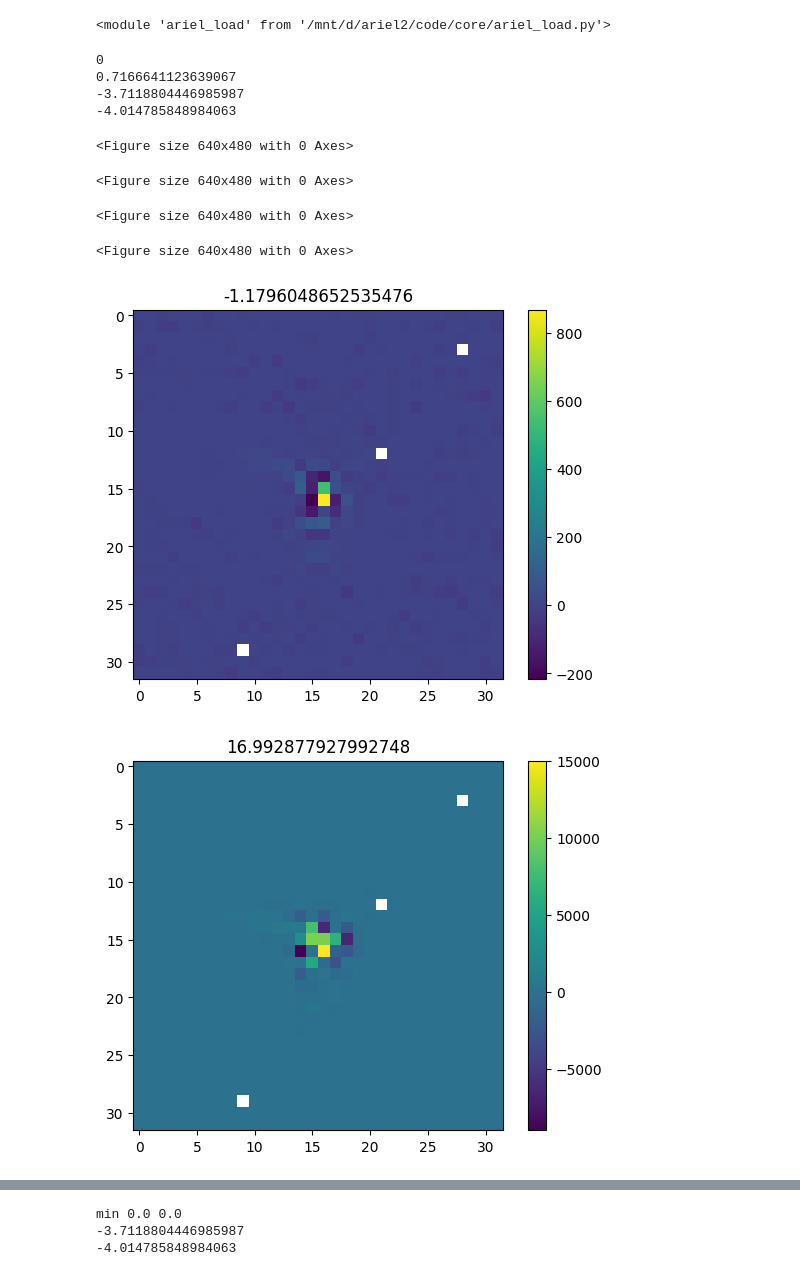
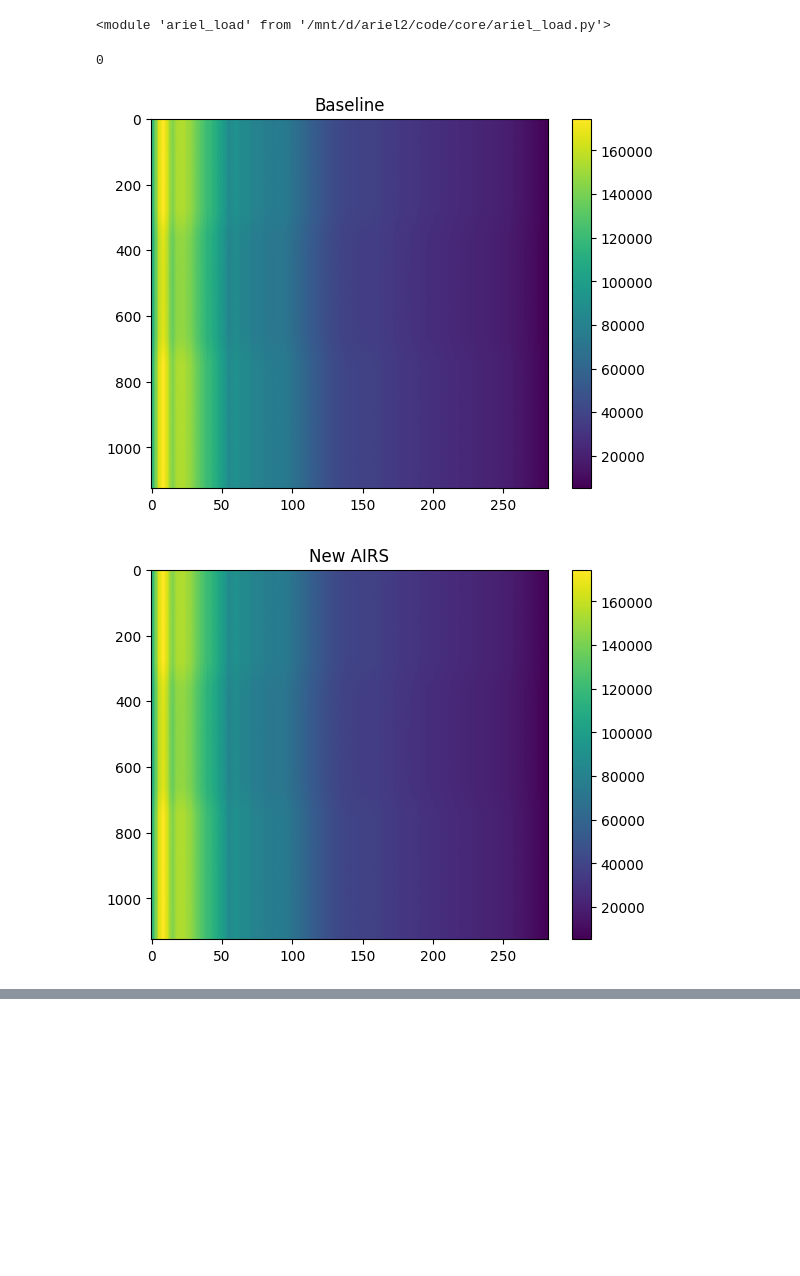
Before and after one commit to jcottaar/ariel2, a Jupyter notebook: analysis/prep/check_new_prep_in_loader.ipynb, the cells around one changed output, grey strips where cells are left out. Saved outputs shown, nothing was run; the diff lists cells and outputs as text; code cells hidden in the pictures; blank space fills up the shorter version.

```diff
--- a/analysis/prep/check_new_prep_in_loader.ipynb
+++ b/analysis/prep/check_new_prep_in_loader.ipynb
@@ -26,6 +27,7 @@ train_data = kgs.load_all_train_data()
 kgs.debugging_mode = 2
 # %%
 importlib.reload(ariel_load)
+importlib.reload(ariel_load_AIRS)
 loader_list = []
 names = []
 
@@ -34,7 +36,7 @@ kgs.sanity_checks_active = False
 hole_poke = False
 
 loaders = ariel_load.default_loaders()
-loaders[0].cache_steps = [4]
+loaders[0].cache_steps = []
 loader_list.append(copy.deepcopy(loaders))
 names.append('Baseline')
 
@@ -63,8 +65,24 @@ if hole_poke:
 # loader_list.append(copy.deepcopy(loaders))
 # names.append('FGS sum')
 
+# loaders[1].apply_wavelength_binning.handle_mean = False
+# loaders[1].apply_full_sensor_corrections.pca_options.n_components = 2
+# loaders[1].apply_full_sensor_corrections.remove_background_based_on_rows = True
+# loaders[1].apply_full_sensor_corrections.inpainting_2d = True
+# loaders[1].apply_full_sensor_corrections.restore_invalids = True
+# loader_list.append(copy.deepcopy(loaders))
+# names.append('Old mean handling')
+
+
+loaders[1].apply_wavelength_binning.handle_mean = False
+loaders[1].apply_full_sensor_corrections.pca_options.n_components = 2
+loaders[1].apply_full_sensor_corrections.remove_background_based_on_rows = True
+loaders[1].apply_full_sensor_corrections.inpainting_2d = True
+loaders[1].apply_full_sensor_corrections.restore_invalids = True
+loaders[1].apply_wavelength_binning = ariel_load_AIRS.ApplyWavelengthBinningAIRS3()
 loader_list.append(copy.deepcopy(loaders))
-names.append('X')
+names.append('New AIRS')
+
 
 # loaders[1].apply_full_sensor_corrections.inpainting_wavelength = False
 # loaders[1].apply_pixel_corrections.mask_hot = False
@@ -120,8 +138,8 @@ model = ariel_gp.PredictionModel()
 model.plot_final = True
 model.train(train_data)
 
-ariel_load_FGS.diagnostic_plots = True
-ariel_load.diagnostic_plots = True
+ariel_load_FGS.diagnostic_plots = False
+ariel_load.diagnostic_plots = False
 
 kgs.profiling=False
 for ii,d in enumerate(train_data[2:3]):
@@ -143,6 +161,10 @@ for ii,d in enumerate(train_data[2:3]):
         plt.plot(fgs_sig.get())
 
         airs_sig = copy.deepcopy(d.transits[0].data[1].data)
+        plt.figure()
+        plt.imshow(airs_sig.get(),  aspect='auto', interpolation = 'none')
+        plt.title(names[j])
+        plt.colorbar()
         for ii in range(airs_sig.shape[1]):
             airs_sig[:,ii]/=kgs.rms(airs_sig[:,ii])
         plt.figure(fig_airs_sig)
@@ -153,40 +175,33 @@ for ii,d in enumerate(train_data[2:3]):
         if j==0:
             baseline_airs = airs_sig
             baseline_fgs = fgs_sig
         else:
             plt.figure()
             plt.imshow((airs_sig-baseline_airs).get(), aspect='auto', interpolation = 'none')
             plt.title(names[j])
             plt.colorbar()
-            plt.clim([-1e-3,1e-3])
+            #plt.clim([-1e-3,1e-3])
             plt.figure()
             plt.plot((fgs_sig-baseline_fgs).get())
             plt.title('FGS diff')
 
         #model.infer([d])
 
         d.load_to_step(0,load)
     plt.figure(fig_fgs_sig)
     plt.legend(names)
     plt.title('FGS signal')
     plt.figure(fig_airs_noise)
     plt.legend(names)
     plt.title('AIRS noise')
     plt.figure(fig_fgs_noise)
     plt.title('FGS noise')
     plt.plot(fgs_noise_vals)
     plt.xticks(np.arange(len(names)), names)
     #plt.xticks(names)
     plt.pause(0.001)
     #print(d.diagnostics['AIRS_fallback'])
 # %% [output]
 0
-0.7166641123639067
--3.7118804446985987
--4.014785848984063
-<Figure size 640x480 with 0 Axes>
-<Figure size 640x480 with 0 Axes>
-<Figure size 640x480 with 0 Axes>
-<Figure size 640x480 with 0 Axes>
-[figure, old version]
+[figure, new version]
-[figure, old version]
+[figure, new version]
@@ -194,3 +208,0 @@ for ii,d in enumerate(train_data[2:3]):
-min 0.0 0.0
--3.7118804446985987
--4.014785848984063
```
Also changed, not shown: parts of 3 cells of this notebook, 8 other files.
